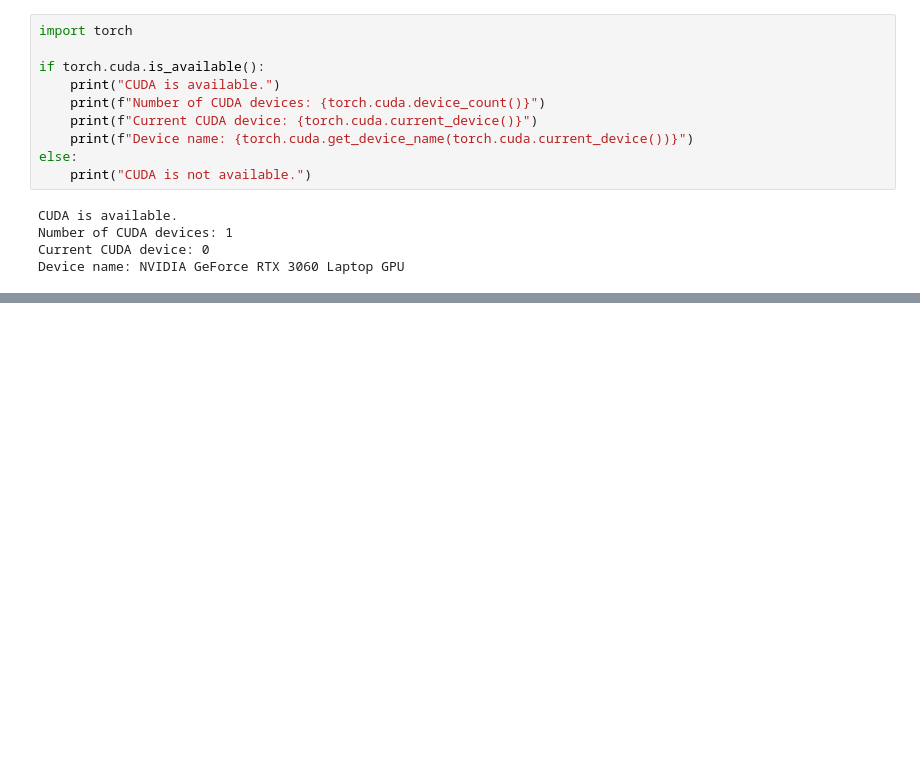
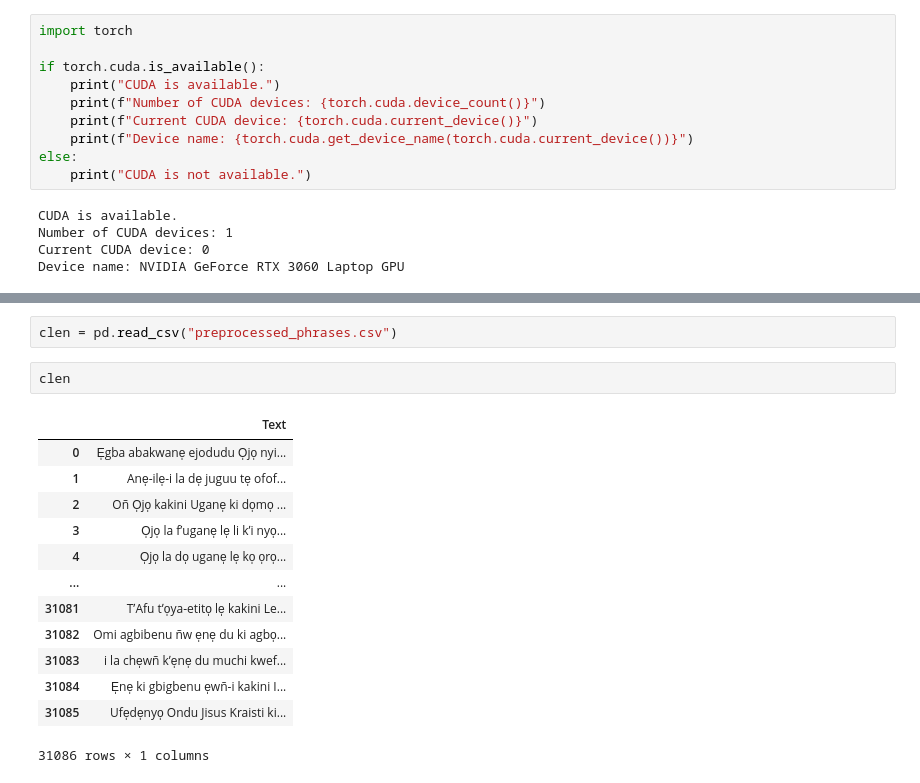
Before and after one commit to Joshuaatanu/igala-data-set, a Jupyter notebook: model.ipynb, the cells around one changed output, grey strips where cells are left out. Drawn from its saved outputs; the diff is of its cells as text; blank space fills up the shorter version.

```diff
--- a/model.ipynb
+++ b/model.ipynb
@@ -261,0 +428,18 @@ Device name: NVIDIA GeForce RTX 3060 Laptop GPU
+# %%
+clen = pd.read_csv("preprocessed_phrases.csv")
+# %%
+clen
+# %% [output]
+|  | Text |
+| 0 | E̩gba abakwane̩ ejodudu O̩jo̩ nyi... |
+| 1 | Ane̩-ile̩-i la de̩ juguu te̩ ofof... |
+| 2 | Oñ O̩jo̩ kakini Ugane̩ ki do̩mo̩ ... |
+| 3 | O̩jo̩ la fʼugane̩ le̩ li kʼi nyo̩... |
+| 4 | O̩jo̩ la do̩ ugane̩ le̩ ko̩ o̩ro̩... |
+| ... | ... |
+| 31081 | TʼAfu tʼo̩ya-etito̩ le̩ kakini Le... |
+| 31082 | Omi agbibenu ñw e̩ne̩ du ki agbo̩... |
+| 31083 | i la che̩wñ kʼe̩ne̩ du muchi kwef... |
+| 31084 | E̩ne̩ ki gbigbenu e̩wñ-i kakini I... |
+| 31085 | Ufe̩de̩nyo̩ Ondu Jisus Kraisti ki... |
+31086 rows × 1 columns
```
Also changed, not shown: parts of 13 cells of this notebook, 5 other files.
